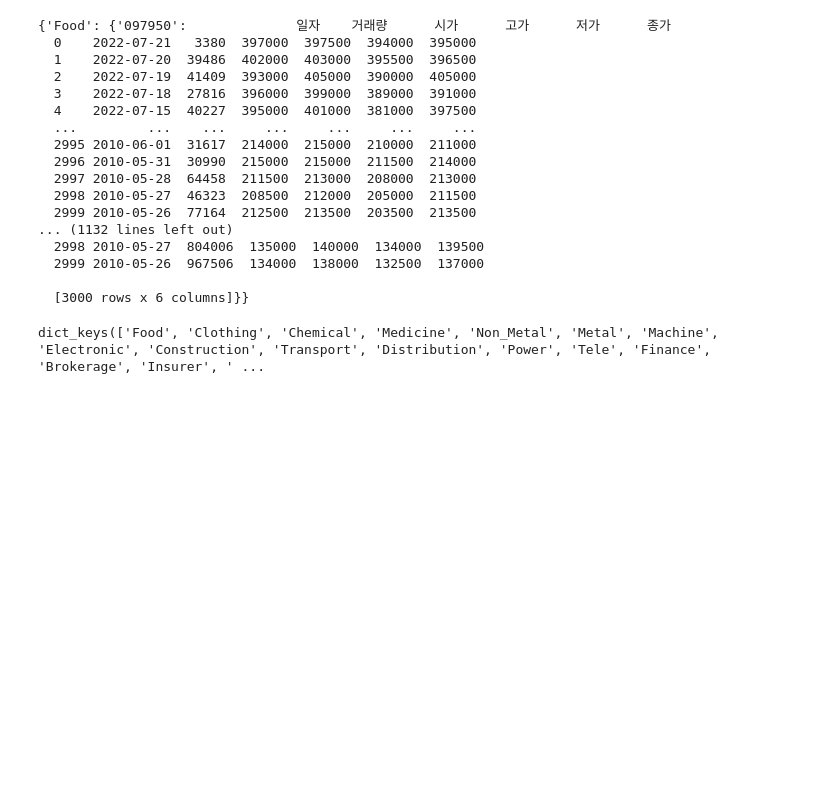
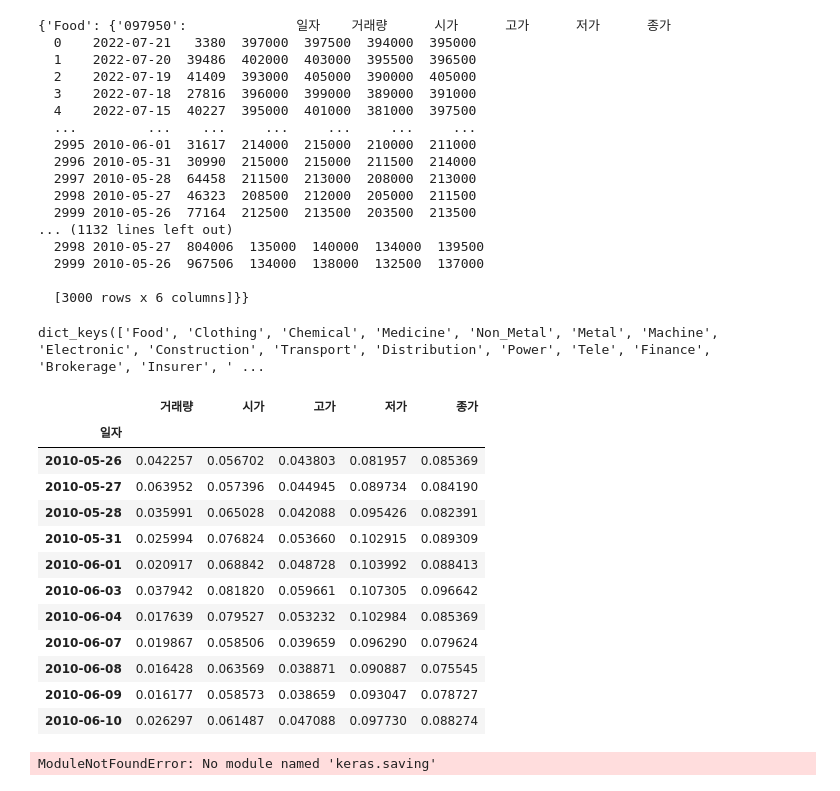
Before and after one commit to Parksemo/FINAL_PROJECT, a Jupyter notebook: Checking.ipynb, the cells around one changed output. Cells and saved outputs as stored; diff of their text form; code cells hidden in the pictures; blank space fills up the shorter version.

```diff
--- a/Checking.ipynb
+++ b/Checking.ipynb
@@ -49,3 +49,24 @@ df_sector
 df_sector.keys()
 # %% [output]
 dict_keys(['Food', 'Clothing', 'Chemical', 'Medicine', 'Non_Metal', 'Metal', 'Machine', 'Electronic', 'Construction', 'Transport', 'Distribution', 'Power', 'Tele', 'Finance', 'Brokerage', 'Insurer', ' ...
+# %%
+df_scaled_UTD['Food'].head(11)
+# %% [output]
+|  | 거래량 | 시가 | 고가 | 저가 | 종가 |
+| 일자 |  |  |  |  |  |
+| 2010-05-26 | 0.042257 | 0.056702 | 0.043803 | 0.081957 | 0.085369 |
+| 2010-05-27 | 0.063952 | 0.057396 | 0.044945 | 0.089734 | 0.084190 |
+| 2010-05-28 | 0.035991 | 0.065028 | 0.042088 | 0.095426 | 0.082391 |
+| 2010-05-31 | 0.025994 | 0.076824 | 0.053660 | 0.102915 | 0.089309 |
+| 2010-06-01 | 0.020917 | 0.068842 | 0.048728 | 0.103992 | 0.088413 |
+| 2010-06-03 | 0.037942 | 0.081820 | 0.059661 | 0.107305 | 0.096642 |
+| 2010-06-04 | 0.017639 | 0.079527 | 0.053232 | 0.102984 | 0.085369 |
+| 2010-06-07 | 0.019867 | 0.058506 | 0.039659 | 0.096290 | 0.079624 |
+| 2010-06-08 | 0.016428 | 0.063569 | 0.038871 | 0.090887 | 0.075545 |
+| 2010-06-09 | 0.016177 | 0.058573 | 0.038659 | 0.093047 | 0.078727 |
+| 2010-06-10 | 0.026297 | 0.061487 | 0.047088 | 0.097730 | 0.088274 |
+# %%
+with open ('history_dic.pickle','rb') as f:
+    history_dic = pickle.load(f)
+# %% [output]
+ModuleNotFoundError: No module named 'keras.saving'
```
Also changed, not shown: parts of 1 cell of this notebook, 3 other files.
